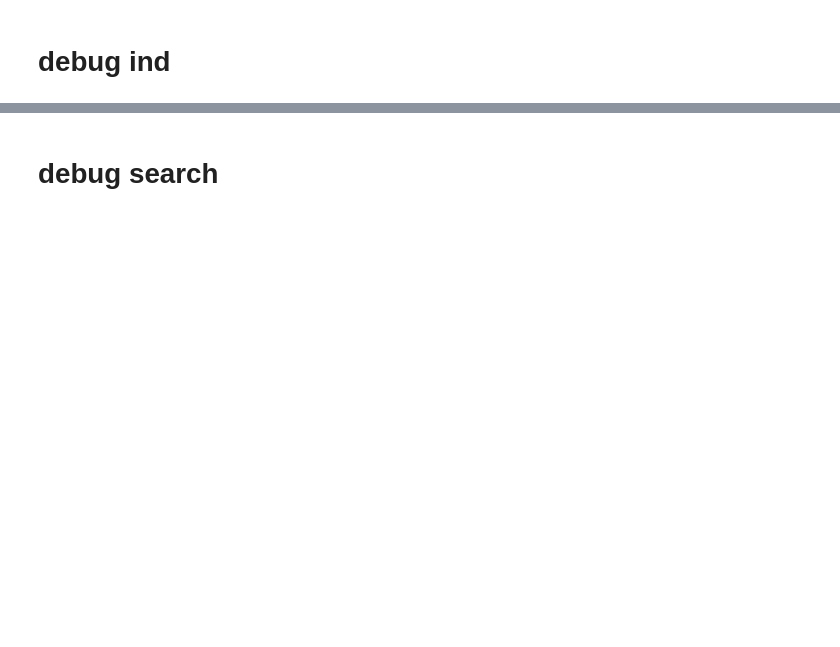
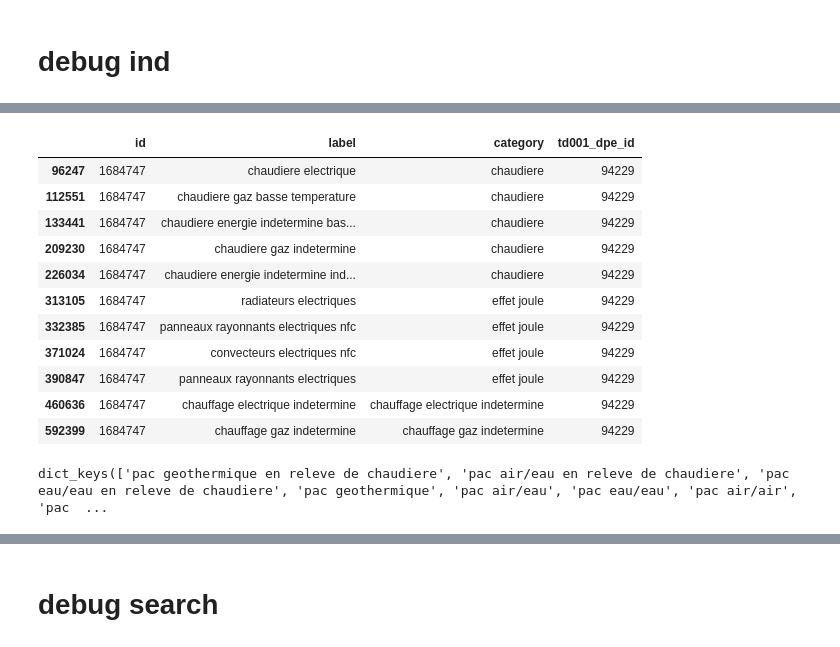
Before and after one commit to etalab/de-dpe-processing, a Jupyter notebook: data_processing_cstb/traitement_donnees_metier/dev pre 1948 elasticsearch.ipynb, the cells around one changed output, grey strips where cells are left out. Saved outputs shown, nothing was run; the diff lists cells and outputs as text; code cells hidden in the pictures; blank space fills up the shorter version.

Commit message:
fixing ordering labels

```diff
--- a/data_processing_cstb/traitement_donnees_metier/dev pre 1948 elasticsearch.ipynb
+++ b/data_processing_cstb/traitement_donnees_metier/dev pre 1948 elasticsearch.ipynb
@@ -1933,3 +2089,3 @@ gen_ecs_lib
 # %%
-id_="9420"
+id_="94229"
 # %%
@@ -1956,0 +2134,19 @@ td003_ch.loc[td003_ch.td001_dpe_id==id_].to_dict(orient='records')
+# %%
+gen_ch_lib_ft.loc[gen_ch_lib_ft.td001_dpe_id==id_]
+# %% [output]
+|  | id | label | category | td001_dpe_id |
+| 96247 | 1684747 | chaudiere electrique | chaudiere | 94229 |
+| 112551 | 1684747 | chaudiere gaz basse temperature | chaudiere | 94229 |
+| 133441 | 1684747 | chaudiere energie indetermine bas... | chaudiere | 94229 |
+| 209230 | 1684747 | chaudiere gaz indetermine | chaudiere | 94229 |
+| 226034 | 1684747 | chaudiere energie indetermine ind... | chaudiere | 94229 |
+| 313105 | 1684747 | radiateurs electriques | effet joule | 94229 |
+| 332385 | 1684747 | panneaux rayonnants electriques nfc | effet joule | 94229 |
+| 371024 | 1684747 | convecteurs electriques nfc | effet joule | 94229 |
+| 390847 | 1684747 | panneaux rayonnants electriques | effet joule | 94229 |
+| 460636 | 1684747 | chauffage electrique indetermine | chauffage electrique indetermine | 94229 |
+| 592399 | 1684747 | chauffage gaz indetermine | chauffage gaz indetermine | 94229 |
+# %%
+gen_ch_search_dict_flat.keys()
+# %% [output]
+dict_keys(['pac geothermique en releve de chaudiere', 'pac air/eau en releve de chaudiere', 'pac eau/eau en releve de chaudiere', 'pac geothermique', 'pac air/eau', 'pac eau/eau', 'pac air/air', 'pac  ...
```
Also changed, not shown: parts of 142 cells of this notebook, 5 other files.
